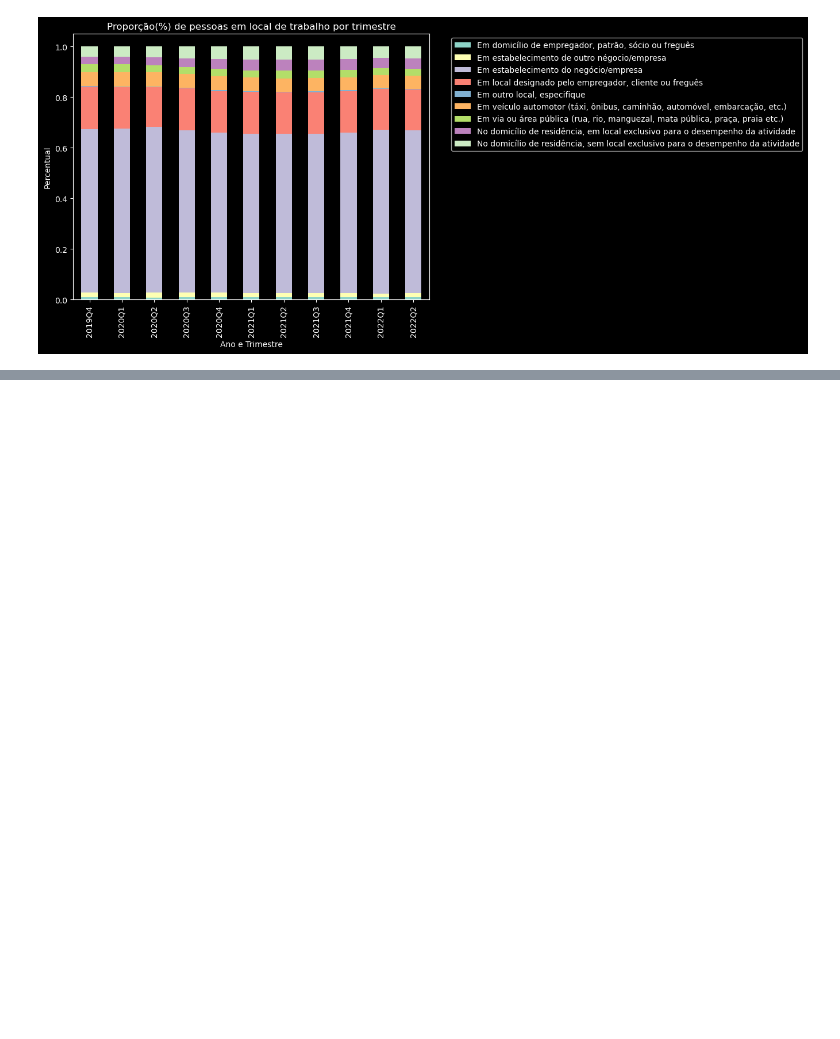
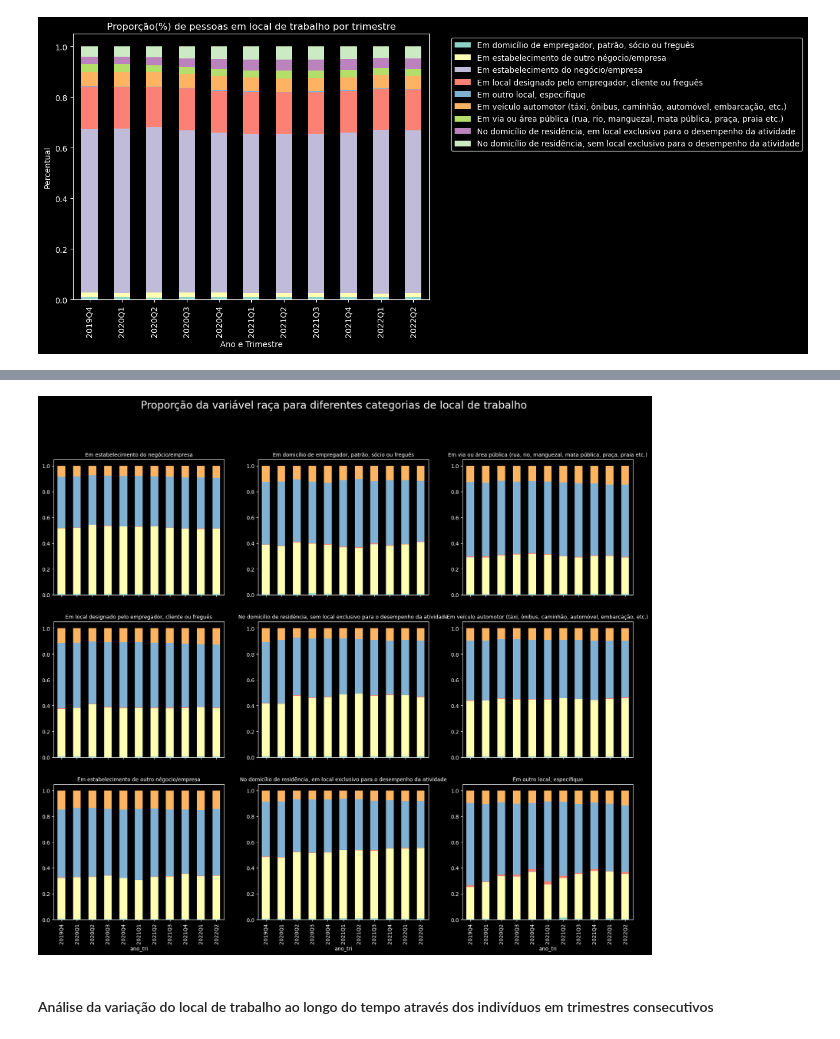
Before and after one commit to msbrasil/Mercado-de-Trabalho-Remoto, a Jupyter notebook: Local de Trabalho.ipynb, the cells around one changed output, grey strips where cells are left out. Saved outputs shown, nothing was run; the diff lists cells and outputs as text; code cells hidden in the pictures; blank space fills up the shorter version.

```diff
--- a/Local de Trabalho.ipynb
+++ b/Local de Trabalho.ipynb
@@ -371,3 +428,28 @@ plt.show()
+# %%
+fig, axes = plt.subplots(3, 3, figsize=(20, 16), sharex=True)
+
+fig.suptitle('Proporção da variável raça para diferentes categorias de local de trabalho', size=20) #Título para a figura toda
+for i in range(0, 9):
+
+    local_trabalho_raca = pd.crosstab(index=pnadc_completa.where(pnadc_completa['V4022']==categorias_plot['V4022'][i])['ano_tri'],
+                            columns=[pnadc_completa.where(pnadc_completa['V4022']==categorias_plot['V4022'][i])['V4022'],
+                                        pnadc_completa.where(pnadc_completa['V4022']==categorias_plot['V4022'][i])['V2010']],
+                            values=(pnadc_completa.where(pnadc_completa['V4022']==categorias_plot['V4022'][i])['V1029'] * \
+                                        pnadc_completa.where(pnadc_completa['V4022']==categorias_plot['V4022'][i])['posest']) / \
+                                        pnadc_completa.where(pnadc_completa['V4022']==categorias_plot['V4022'][i])['V1029'],
+                            aggfunc='sum',
+                            normalize='index')
+
+    #local_trabalho_sexo.columns = ['Masculino', 'Feminino']
+
+    (local_trabalho_raca).plot(ax=axes[categorias_plot['coluna'][i],categorias_plot['linha'][i]], kind='bar', stacked=True, title=categorias_plot['V4022'][i], legend=None)
+    axes[categorias_plot['coluna'][i],categorias_plot['linha'][i]].set_title(categorias_plot['V4022'][i], size=10)
+
+plt.show()
+
+#TODO: Inserir somente uma legenda entre o título e os gráficos para identificar as cores, sem aparecer o nome do local de trabalho.
+# %% [output]
+[figure, added]
 # %%
 #Função para estimar média agrupada por alguma coluna
 
@@ -378,3 +460,5 @@ def weighted_average(df,data_col,weight_col,by_col):
     result = g['_data_times_weight'].sum() / g['_weight_where_notnull'].sum()
     del df['_data_times_weight'], df['_weight_where_notnull']
     return result
+# %% [markdown]
+#### Análise da variação do local de trabalho ao longo do tempo através dos indivíduos em trimestres consecutivos
```
Also changed, not shown: parts of 12 cells of this notebook, 2 other files.
